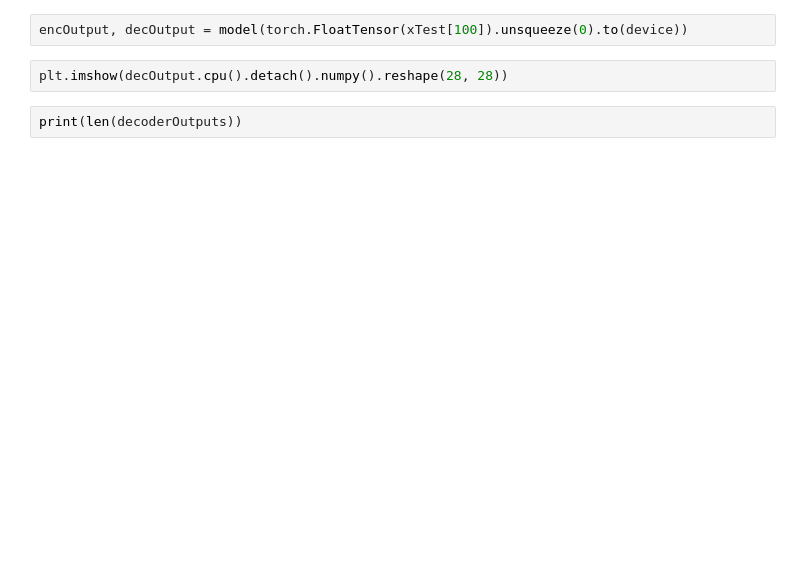
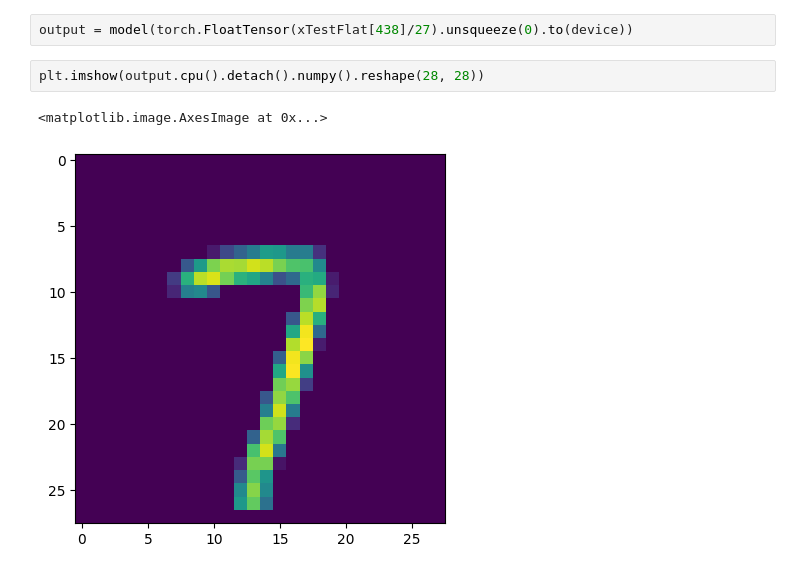
Before and after one commit to ssakhash/Autoencoders-using-PyTorch, a Jupyter notebook: AE.ipynb, the cells around one changed output. Drawn from its saved outputs; the diff is of its cells as text; blank space fills up the shorter version.

```diff
--- a/AE.ipynb
+++ b/AE.ipynb
@@ -90,6 +118,7 @@ plt.plot(losses[-100:])
 # %%
-encOutput, decOutput = model(torch.FloatTensor(xTest[100]).unsqueeze(0).to(device))
+output = model(torch.FloatTensor(xTestFlat[438]/27).unsqueeze(0).to(device))
 # %%
-plt.imshow(decOutput.cpu().detach().numpy().reshape(28, 28))
+plt.imshow(output.cpu().detach().numpy().reshape(28, 28))
+# %% [output]
+<matplotlib.image.AxesImage at 0x...>
+[figure, added]
-# %%
-print(len(decoderOutputs))
```
Also changed, not shown: parts of 7 cells of this notebook.
